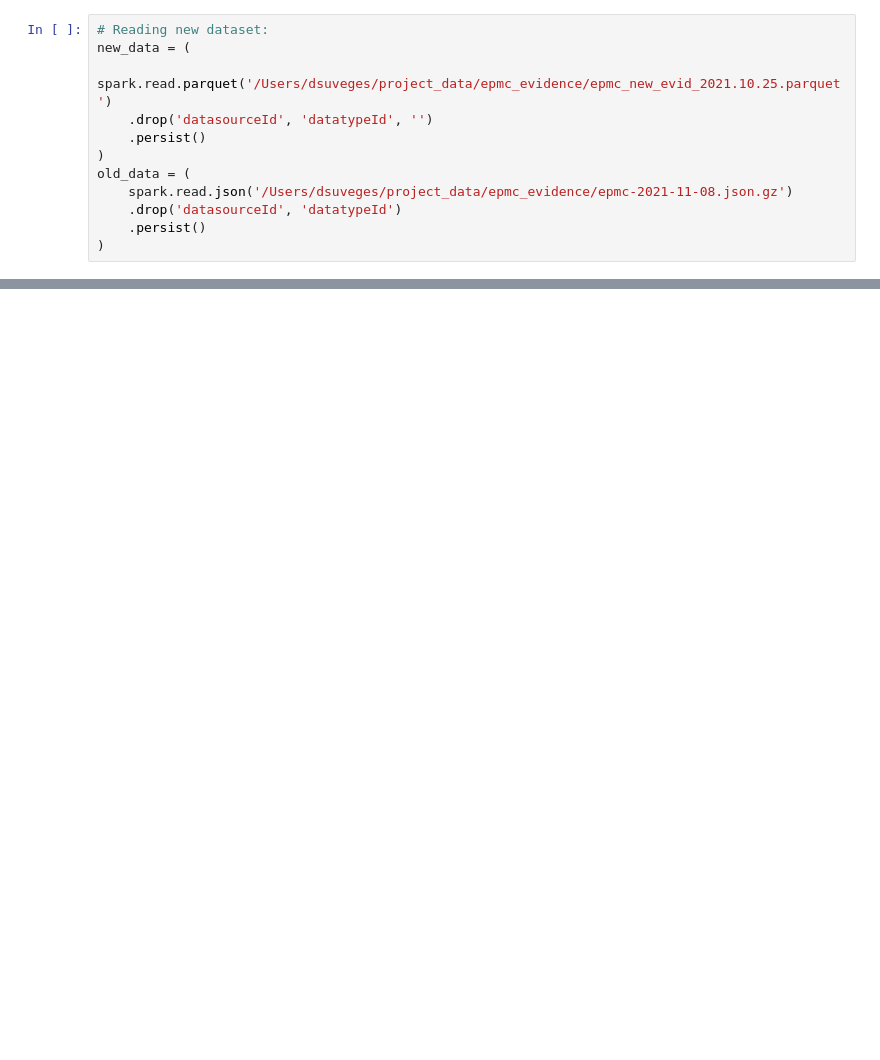
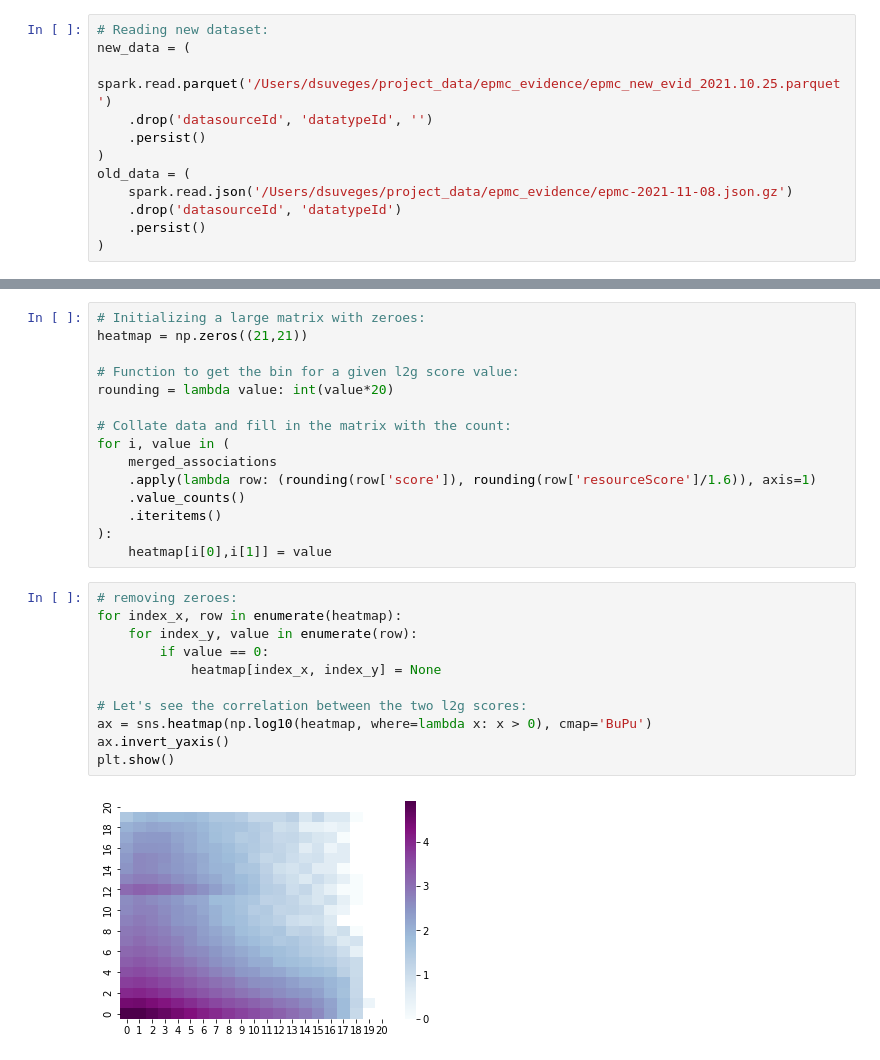
Before and after one commit to DSuveges/random_notebooks, a Jupyter notebook: issue-1867-EPMC_evidence_comparison/Reviewing_empc_evidence.ipynb, the cells around one changed output, grey strips where cells are left out. Saved outputs shown, nothing was run; the diff lists cells and outputs as text; blank space fills up the shorter version.

```diff
--- a/issue-1867-EPMC_evidence_comparison/Reviewing_empc_evidence.ipynb
+++ b/issue-1867-EPMC_evidence_comparison/Reviewing_empc_evidence.ipynb
@@ -62,0 +179,28 @@ old_data = (
+# %%
+# Initializing a large matrix with zeroes:
+heatmap = np.zeros((21,21))
+
+# Function to get the bin for a given l2g score value:
+rounding = lambda value: int(value*20)
+
+# Collate data and fill in the matrix with the count:
+for i, value in (
+    merged_associations
+    .apply(lambda row: (rounding(row['score']), rounding(row['resourceScore']/1.6)), axis=1)
+    .value_counts()
+    .iteritems()
+):
+    heatmap[i[0],i[1]] = value
+# %%
+# removing zeroes:
+for index_x, row in enumerate(heatmap):
+    for index_y, value in enumerate(row):
+        if value == 0:
+            heatmap[index_x, index_y] = None
+
+# Let's see the correlation between the two l2g scores:
+ax = sns.heatmap(np.log10(heatmap, where=lambda x: x > 0), cmap='BuPu')
+ax.invert_yaxis()
+plt.show()
+# %% [output]
+[figure, added]
```
Also changed, not shown: parts of 34 cells of this notebook, 3 other files.
